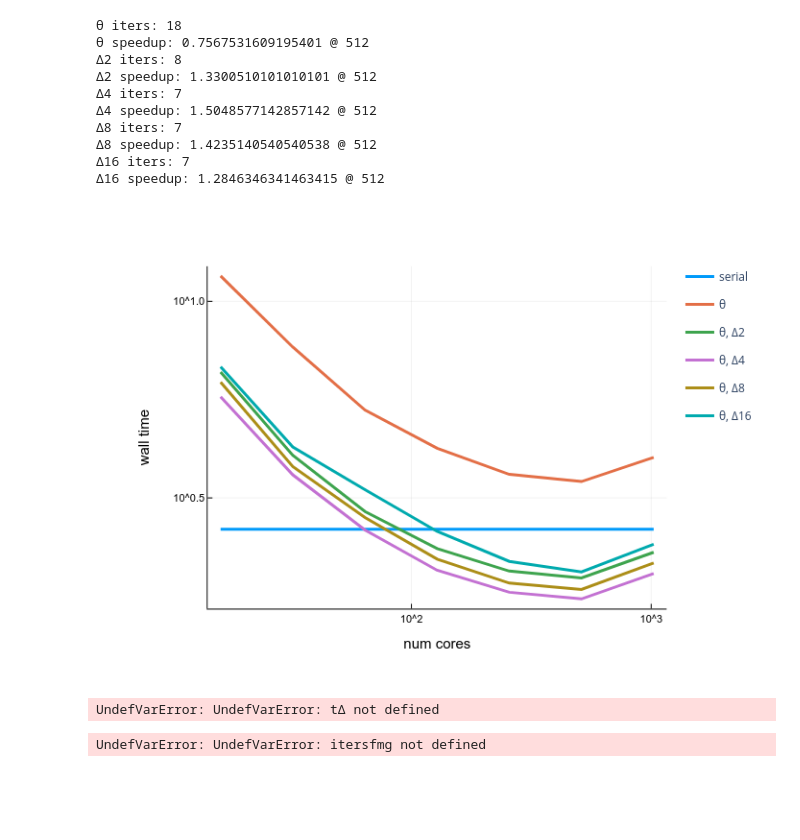
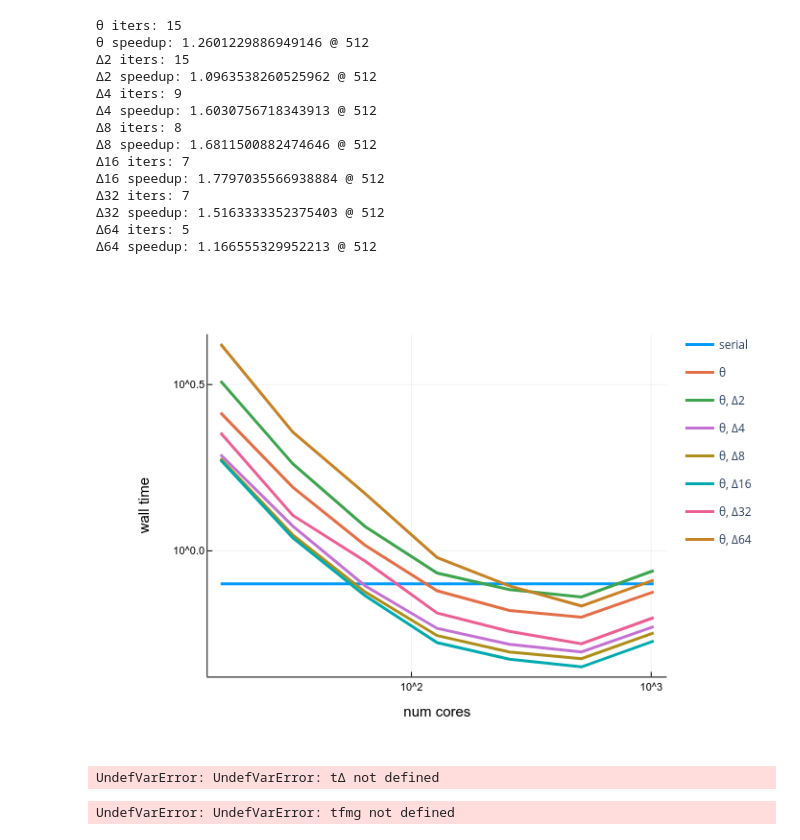
Before and after one commit to XBraid/xbraid, a Jupyter notebook: drivers/experiments/ks/strong_scaling_64/plot.ipynb, the cells around one changed output. Cells and saved outputs as stored; diff of their text form; code cells hidden in the pictures; blank space fills up the shorter version.

```diff
--- a/drivers/experiments/ks/strong_scaling_64/plot.ipynb
+++ b/drivers/experiments/ks/strong_scaling_64/plot.ipynb
@@ -49,15 +49,15 @@ println(parseTiming("ks_nc16_cf4_ml4"))
 # %%
 
 ncores = [16, 32, 64, 128, 256, 512, 1024]
-ranks = [2, 4, 8, 16]
+ranks = [2, 4, 8, 16, 32, 64]
 ml = 4
 cf = 4
 tol = 1e-6
 
-function readΔ(rank, nc) return parseTiming("ks_Delta$(rank)_nc$(nc)_cf$(cf)_ml$(ml)", tol) end
-readθ = nc -> parseTiming("ks_nc$(nc)_cf$(cf)_ml$(ml)", tol)
-# function readΔ(rank, nc) return parseTiming("ks_Delta$(rank)_nc$(nc)_cf$(cf)_ml$(ml)") end
-# readθ = nc -> parseTiming("ks_nc$(nc)_cf$(cf)_ml$(ml)")
+# function readΔ(rank, nc) return parseTiming("ks_Delta$(rank)_nc$(nc)_cf$(cf)_ml$(ml)", tol) end
+# readθ = nc -> parseTiming("ks_nc$(nc)_cf$(cf)_ml$(ml)", tol)
+function readΔ(rank, nc) return parseTiming("ks_Delta$(rank)_nc$(nc)_cf$(cf)_ml$(ml)") end
+readθ = nc -> parseTiming("ks_nc$(nc)_cf$(cf)_ml$(ml)")
 
 # serial timing
 tser = parseTiming("ks_ml1")
@@ -65,43 +65,47 @@ pl = plot(ncores, x->tser, linewidth=3, label="serial", xaxis=("num cores", :log
 
 # θ timing
 # tθ = zeros(length(ncores))
 # for i in 1:length(ncores)
 #     tθ[i] = parseTiming("ks_nc$(ncores[i])_cf$(cf)_ml$(ml)")
 # end
 itersθ = parseIters("ks_nc$(ncores[1])_cf4_ml4")
 tθ = readθ.(ncores)
 println("θ iters: $(itersθ)")
 println("θ speedup: $(tser/minimum(tθ)) @ $(ncores[argmin(tθ)])")
 plot!(pl, ncores, tθ, linewidth=3, label="θ")
 
 # Δ timings
 for rank in ranks
     tΔ = zeros(length(ncores))
     itersΔ = parseIters("ks_Delta$(rank)_nc$(ncores[1])_cf$(cf)_ml$(ml)")
     for i in 1:length(ncores)
         tΔ[i] = readΔ(rank, ncores[i])
     end
     println("Δ$(rank) iters: $(itersΔ)")
     println("Δ$(rank) speedup: $(tser/minimum(tΔ)) @ $(ncores[argmin(tΔ)])")
     plot!(pl, ncores, tΔ, linewidth=3, label="θ, Δ$(rank)")
 end
 savefig(pl, "scaling_cf$(cf)_ml$(ml).png")
 plot!()
 
 # println("fmg iters: $(itersfmg)")
 # println("fmg speedup: $(tser/minimum(tfmg)) @ $(ncores[argmin(tfmg)])")
 # %% [output]
-θ iters: 18
-θ speedup: 0.7567531609195401 @ 512
-Δ2 iters: 8
-Δ2 speedup: 1.3300510101010101 @ 512
-Δ4 iters: 7
-Δ4 speedup: 1.5048577142857142 @ 512
-Δ8 iters: 7
-Δ8 speedup: 1.4235140540540538 @ 512
+θ iters: 15
+θ speedup: 1.2601229886949146 @ 512
+Δ2 iters: 15
+Δ2 speedup: 1.0963538260525962 @ 512
+Δ4 iters: 9
+Δ4 speedup: 1.6030756718343913 @ 512
+Δ8 iters: 8
+Δ8 speedup: 1.6811500882474646 @ 512
 Δ16 iters: 7
-Δ16 speedup: 1.2846346341463415 @ 512
+Δ16 speedup: 1.7797035566938884 @ 512
+Δ32 iters: 7
+Δ32 speedup: 1.5163333352375403 @ 512
+Δ64 iters: 5
+Δ64 speedup: 1.166555329952213 @ 512
-[figure, old version]
+[figure, new version]
 # %%
 pl = plot(ncores, [tθ tΔ tfmg ],
           linewidth=3,
@@ -127,7 +131,7 @@ plot!(pl, ncores, x->parseTiming("lorenz_theta_ml1"), linewidth=3, label="serial
 savefig(pl, "scaling_cf$(cf)_ml$(ml)_normalized.png")
 plot!()
 # %% [output]
-UndefVarError: UndefVarError: itersfmg not defined
+UndefVarError: UndefVarError: tfmg not defined
 # %%
 parseTiming("lorenz_theta_ml1")
 # %% [output]
```
Also changed, not shown: parts of 2 cells of this notebook, 8 other files.
